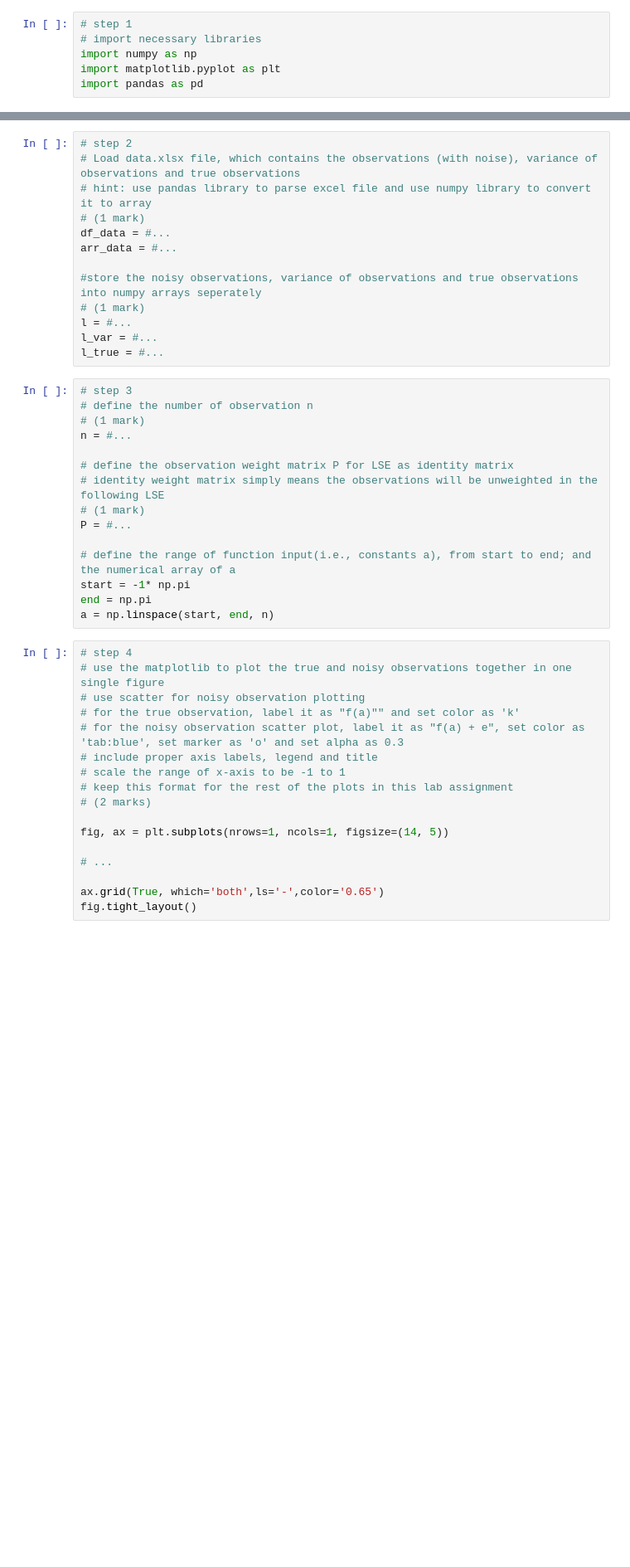
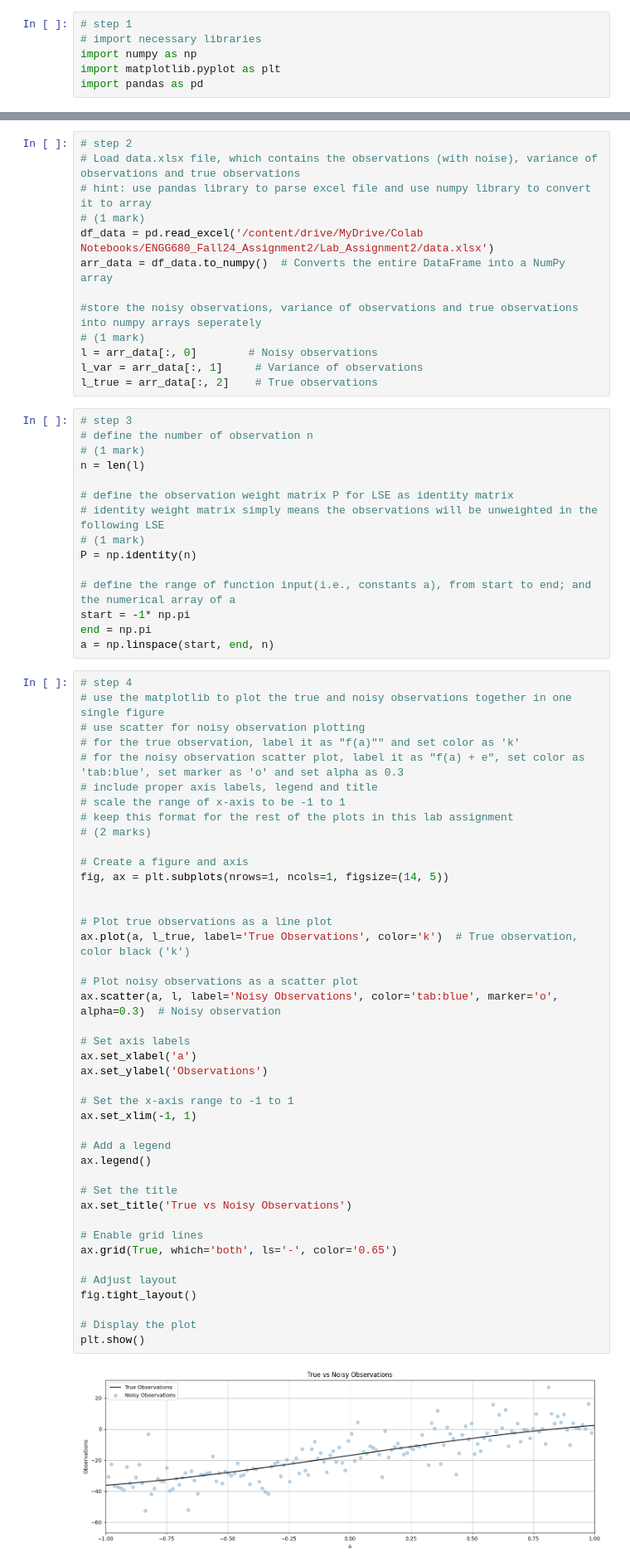
Before and after one commit to hanifbhuian/ENGG680_Fall24_Assignment2, a Jupyter notebook: Lab_Assignment2/Assignment2.ipynb, the cells around one changed output, grey strips where cells are left out. Shown: that part at 83% size. Saved outputs shown, nothing was run; the diff lists cells and outputs as text; blank space fills up the shorter version.

```diff
--- a/Lab_Assignment2/Assignment2.ipynb
+++ b/Lab_Assignment2/Assignment2.ipynb
@@ -34,24 +40,24 @@ import pandas as pd
 # Load data.xlsx file, which contains the observations (with noise), variance of observations and true observations
 # hint: use pandas library to parse excel file and use numpy library to convert it to array
 # (1 mark)
-df_data = #...
-arr_data = #...
+df_data = pd.read_excel('/content/drive/MyDrive/Colab Notebooks/ENGG680_Fall24_Assignment2/Lab_Assignment2/data.xlsx')
+arr_data = df_data.to_numpy()  # Converts the entire DataFrame into a NumPy array
 
 #store the noisy observations, variance of observations and true observations into numpy arrays seperately
 # (1 mark)
-l = #...
-l_var = #...
-l_true = #...
+l = arr_data[:, 0]        # Noisy observations
+l_var = arr_data[:, 1]     # Variance of observations
+l_true = arr_data[:, 2]    # True observations
 # %%
 # step 3
 # define the number of observation n
 # (1 mark)
-n = #...
+n = len(l)
 
 # define the observation weight matrix P for LSE as identity matrix
 # identity weight matrix simply means the observations will be unweighted in the following LSE
 # (1 mark)
-P = #...
+P = np.identity(n)
 
 # define the range of function input(i.e., constants a), from start to end; and the numerical array of a
 start = -1* np.pi
@@ -60,20 +66,47 @@ a = np.linspace(start, end, n)
 # %%
 # step 4
 # use the matplotlib to plot the true and noisy observations together in one single figure
 # use scatter for noisy observation plotting
 # for the true observation, label it as "f(a)"" and set color as 'k'
 # for the noisy observation scatter plot, label it as "f(a) + e", set color as 'tab:blue', set marker as 'o' and set alpha as 0.3
 # include proper axis labels, legend and title
 # scale the range of x-axis to be -1 to 1
 # keep this format for the rest of the plots in this lab assignment
 # (2 marks)
 
+# Create a figure and axis
 fig, ax = plt.subplots(nrows=1, ncols=1, figsize=(14, 5))
 
-# ...
 
-ax.grid(True, which='both',ls='-',color='0.65')
+# Plot true observations as a line plot
+ax.plot(a, l_true, label='True Observations', color='k')  # True observation, color black ('k')
+
+# Plot noisy observations as a scatter plot
+ax.scatter(a, l, label='Noisy Observations', color='tab:blue', marker='o', alpha=0.3)  # Noisy observation
+
+# Set axis labels
+ax.set_xlabel('a')
+ax.set_ylabel('Observations')
+
+# Set the x-axis range to -1 to 1
+ax.set_xlim(-1, 1)
+
+# Add a legend
+ax.legend()
+
+# Set the title
+ax.set_title('True vs Noisy Observations')
+
+# Enable grid lines
+ax.grid(True, which='both', ls='-', color='0.65')
+
+# Adjust layout
 fig.tight_layout()
+
+# Display the plot
+plt.show()
+# %% [output]
+[figure, added]
 # %%
 # step 5
 # define a curve fitting function named fit_polynomial_curve
```
Also changed, not shown: parts of 7 cells of this notebook.
